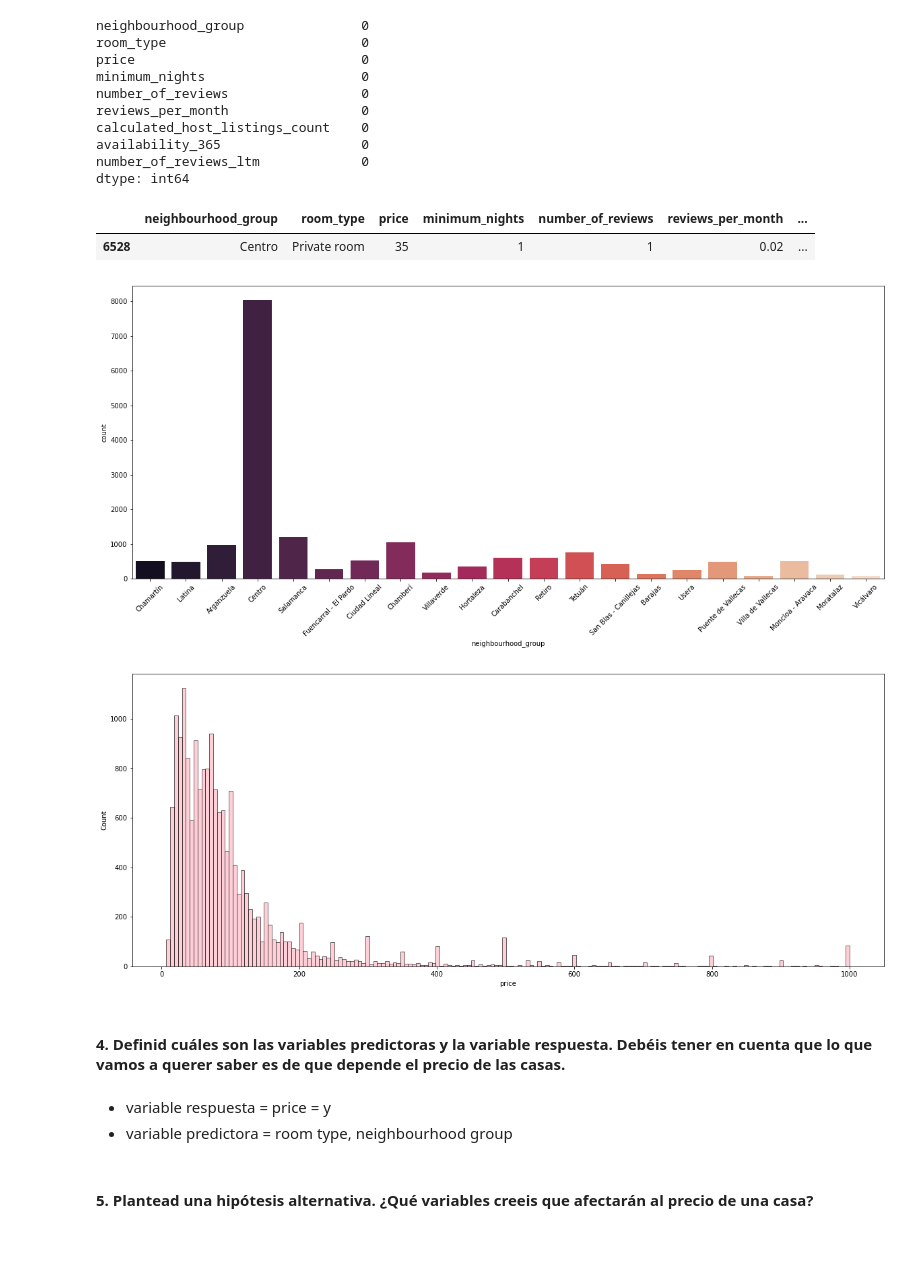
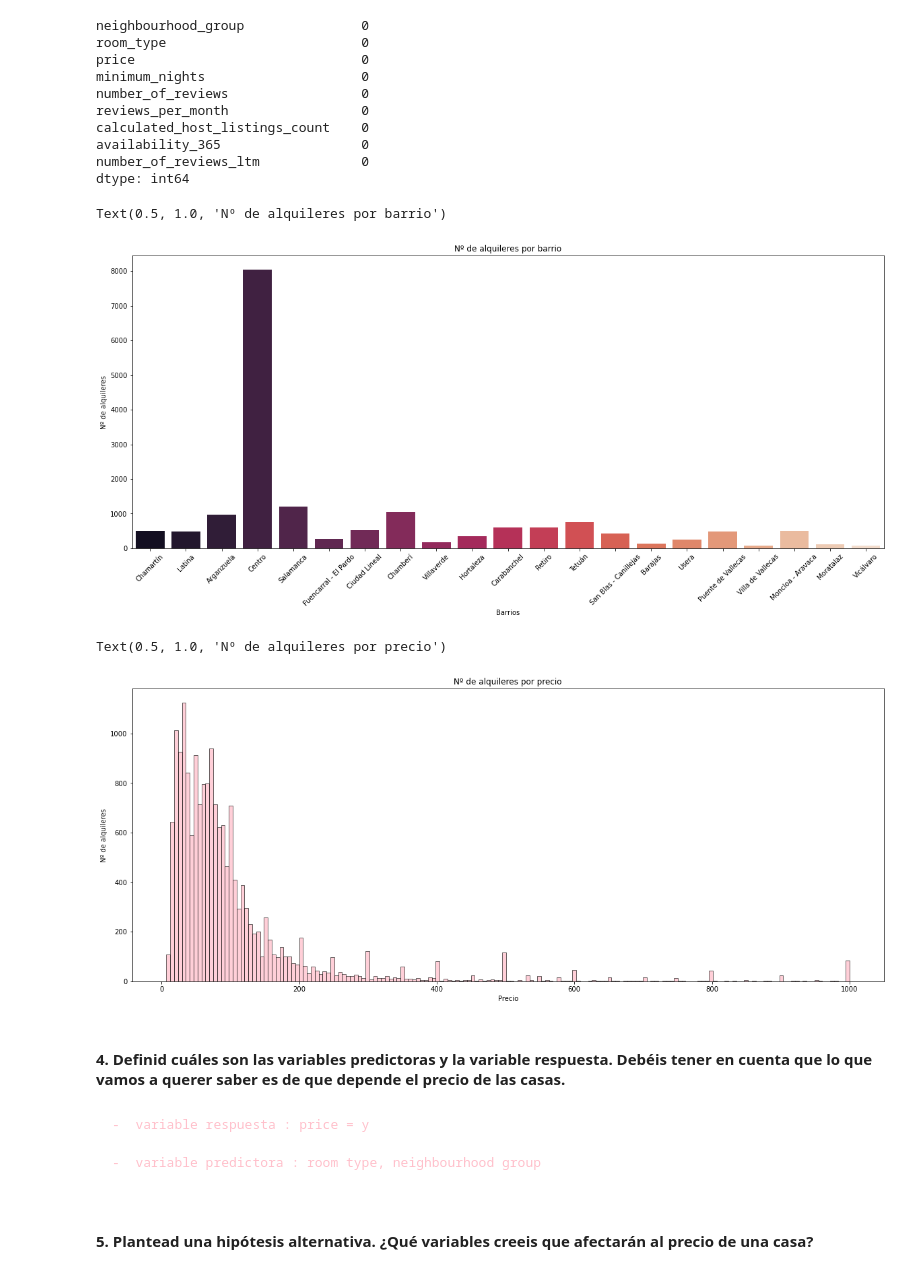
Before and after one commit to Adalab/DA-promo-A-module-3-pairprog-1-pair-3-Olivia-Laura, a Jupyter notebook: ESTADISTICOS/ESTADISTICOS_1/pair_estadisticos_1.ipynb, the cells around one changed output. Saved outputs shown, nothing was run; the diff lists cells and outputs as text; code cells hidden in the pictures; blank space fills up the shorter version.

```diff
--- a/ESTADISTICOS/ESTADISTICOS_1/pair_estadisticos_1.ipynb
+++ b/ESTADISTICOS/ESTADISTICOS_1/pair_estadisticos_1.ipynb
@@ -138,5 +138,5 @@ dtype: int64
 # %%
-df['reviews_per_month'].fillna(df['reviews_per_month'].mean(), inplace=True)
+df['reviews_per_month'].fillna(df['reviews_per_month'].median(), inplace=True)
 # %%
 df.isnull().sum()
 # %% [output]
@@ -150,29 +150,35 @@ calculated_host_listings_count    0
 availability_365                  0
 number_of_reviews_ltm             0
 dtype: int64
-# %%
-df.sample()
-# %% [output]
-|  | neighbourhood_group | room_type | price | minimum_nights | number_of_reviews | reviews_per_month | ... |
-| 6528 | Centro | Private room | 35 | 1 | 1 | 0.02 | ... |
 # %%
 fig_dims = (20, 8)
 fig, ax = plt.subplots(figsize=fig_dims)
 plt.xticks(rotation=45)
 sns.countplot(x="neighbourhood_group", data=df, palette="rocket");
+plt.xlabel("Barrios")
+plt.ylabel("Nº de alquileres")
+plt.title("Nº de alquileres por barrio")
 # %% [output]
+Text(0.5, 1.0, 'Nº de alquileres por barrio')
-[figure, old version]
+[figure, new version]
 # %%
 fig_dims = (20, 8)
 fig, ax = plt.subplots(figsize=fig_dims)
 sns.histplot(data=df, x="price", color = 'pink');
+plt.xlabel("Precio")
+plt.ylabel("Nº de alquileres")
+plt.title("Nº de alquileres por precio")
 # %% [output]
+Text(0.5, 1.0, 'Nº de alquileres por precio')
-[figure, old version]
+[figure, new version]
 # %% [markdown]
 #### 4. Definid cuáles son las variables predictoras y la variable respuesta. Debéis tener en cuenta que lo que vamos a querer saber es de que depende el precio de las casas.
 # %% [markdown]
- -  variable respuesta = price = y
- -  variable predictora = room type, neighbourhood group
+ <font color ='pink'>
+
+    -  variable respuesta : price = y
+
+    -  variable predictora : room type, neighbourhood group
 # %% [markdown]
 #### 5. Plantead una hipótesis alternativa. ¿Qué variables creeis que afectarán al precio de una casa?
 # %% [markdown]
```
Also changed, not shown: parts of 13 cells of this notebook, 1 other file.
